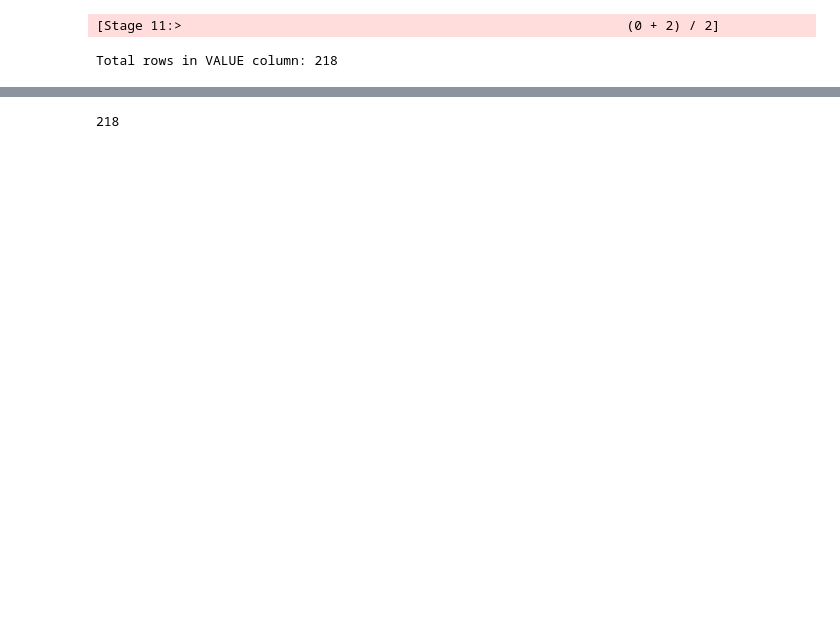
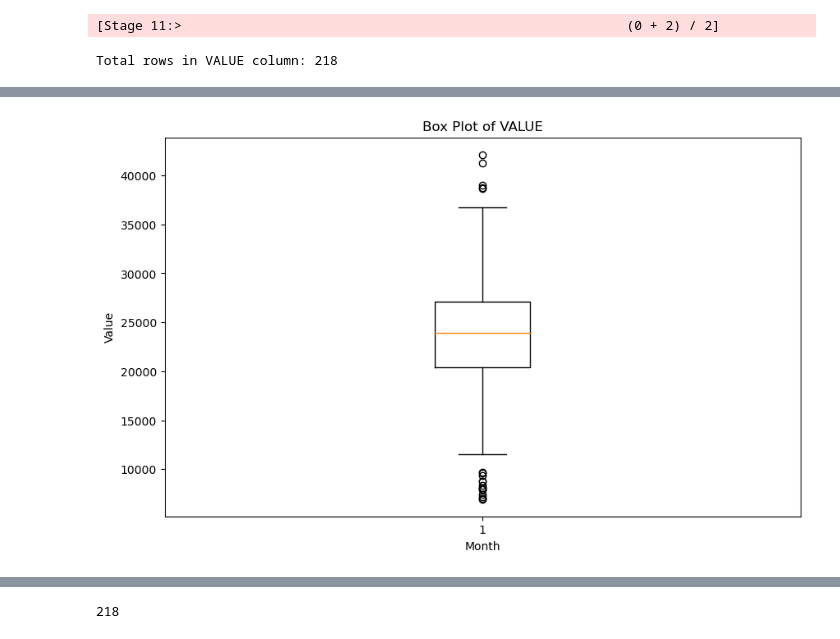
Before and after one commit to FernandoDataAnalitycs/CA_sec_semester_1, a Jupyter notebook: first_CA_second_semester.ipynb, the cells around one changed output, grey strips where cells are left out. Cells and saved outputs as stored; diff of their text form; code cells hidden in the pictures; blank space fills up the shorter version.

```diff
--- a/first_CA_second_semester.ipynb
+++ b/first_CA_second_semester.ipynb
@@ -147,11 +147,19 @@ table names:  [Table(name='commodity_data', catalog=None, namespace=[], descript
 sql_query = """
 SELECT `Month`, `Commodity group`, VALUE
 FROM commodity_data
-WHERE `Commodity group` = 'Miscellaneous manufactured articles, n.e.s. (89)'
-AND Country = 'Belgium'
+WHERE `Commodity group` = 'Chemical materials and products, n.e.s. (59)'
+AND Country = 'USA'
+"""
+
+sql_query_gb = """
+SELECT `Month`, `Commodity group`, VALUE
+FROM commodity_data
+WHERE `Commodity group` = 'Chemical materials and products, n.e.s. (59)'
+AND Country = 'Great Britain'
 """
 
 result_df = spark.sql(sql_query)
+result_df_gb = spark.sql(sql_query_gb)
 
 # Show the last 5 rows of the result DataFrame
 result_df.show(5)
@@ -252,0 +286,5 @@ result_df.describe("VALUE").show()
+# %%
+#box plot of american dataset
+show_box_plot(result_df_gb)
+# %% [output]
+[figure, added]
```
Also changed, not shown: parts of 28 cells of this notebook, 9 other files.
